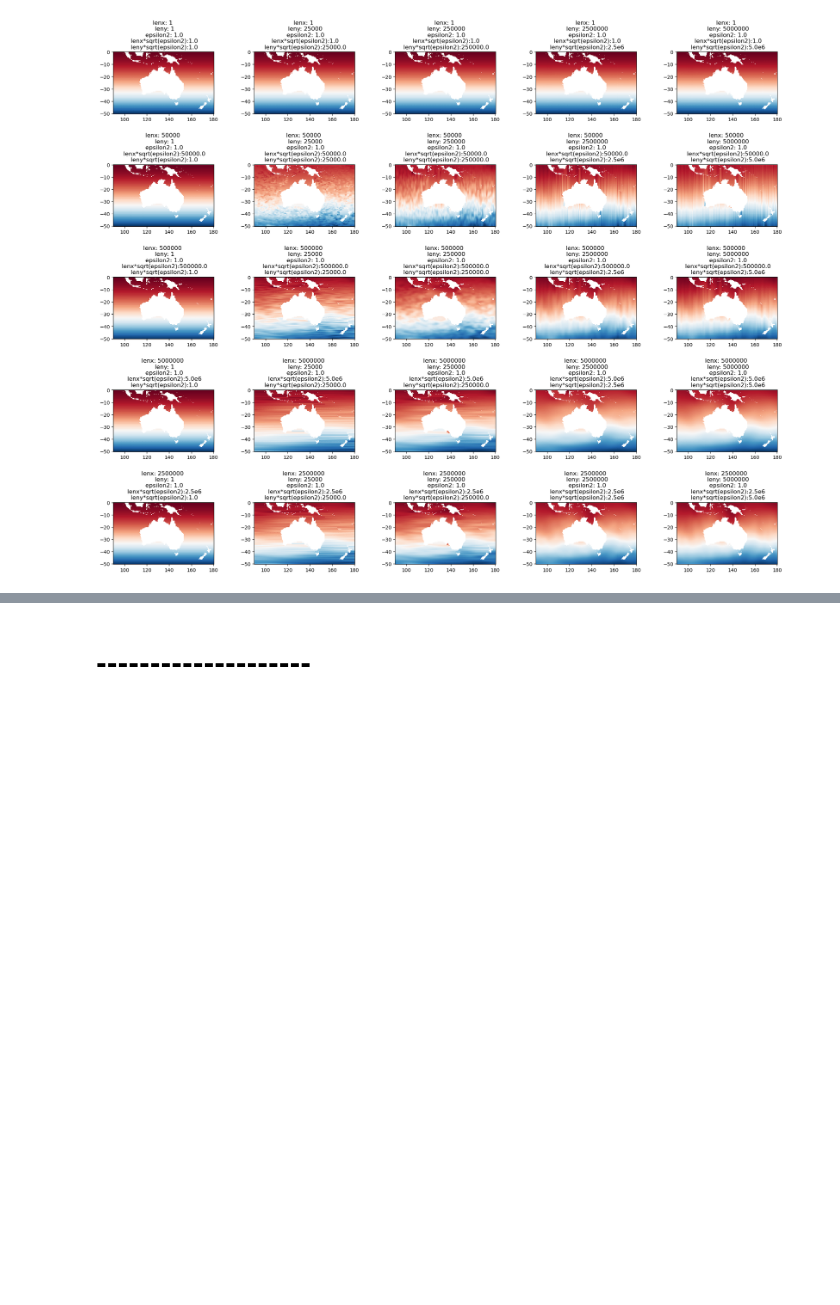
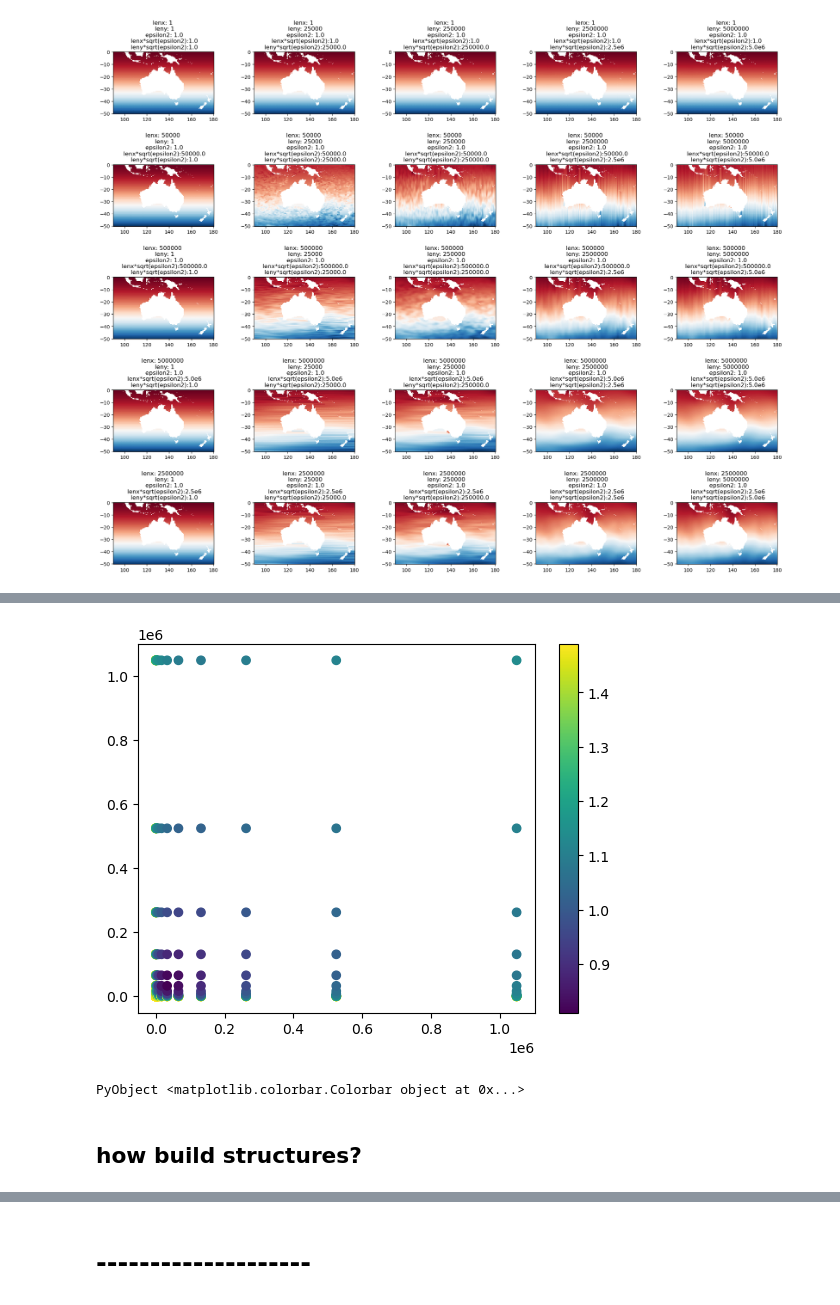
Before and after one commit to CARSv2/cars-v2, a Jupyter notebook: notebooks/parameter_sandbox.ipynb, the cells around one changed output, grey strips where cells are left out. Saved outputs shown, nothing was run; the diff lists cells and outputs as text; code cells hidden in the pictures; blank space fills up the shorter version.

Commit message:
added looping saved errors to dataframe and basic plotting

```diff
--- a/notebooks/parameter_sandbox.ipynb
+++ b/notebooks/parameter_sandbox.ipynb
@@ -376,0 +392,25 @@ end
+# %%
+lenxs = [1,50000,500000,5000000,2500000]
+lenys = [1,25000,250000,2500000,5000000]
+lenxs = exp2.(0:20)
+lenys = exp2.(0:20)
+arr_error =[]
+arr_lenx =[]
+arr_leny =[]
+arr_epsilon = []
+num_cols=length(lenys)
+num_rows=length(lenxs)
+for i=1:num_cols
+    for j=1:num_cols
+        lenx=lenxs[i]
+        leny=lenys[j]
+        epsilon2=1.0
+        fi, s = DIVAndrun(mask,(pm,pn),(xi,yi),(longitude.+360,latitude),temperature_residual,(lenx,leny),epsilon2);
+        dataresiduals = DIVAnd_residualobs(s,fi)
+        mean_error = mean(abs.(dataresiduals))
+        push!(arr_error,mean_error)
+        push!(arr_lenx,lenx)
+        push!(arr_leny,leny)
+        push!(arr_epsilon,epsilon2)
+    end
+end
@@ -376,0 +477,4 @@ end
+# %%
+X = arr_lenx
+Y = arr_leny
+Z = arr_error
@@ -376,0 +499,8 @@ end
+# %%
+scatter(X, Y, c=Z, cmap="viridis")
+colorbar()
+# %% [output]
+[figure, added]
+PyObject <matplotlib.colorbar.Colorbar object at 0x...>
+# %% [markdown]
+## how build structures?
```
Also changed, not shown: parts of 10 cells of this notebook.
